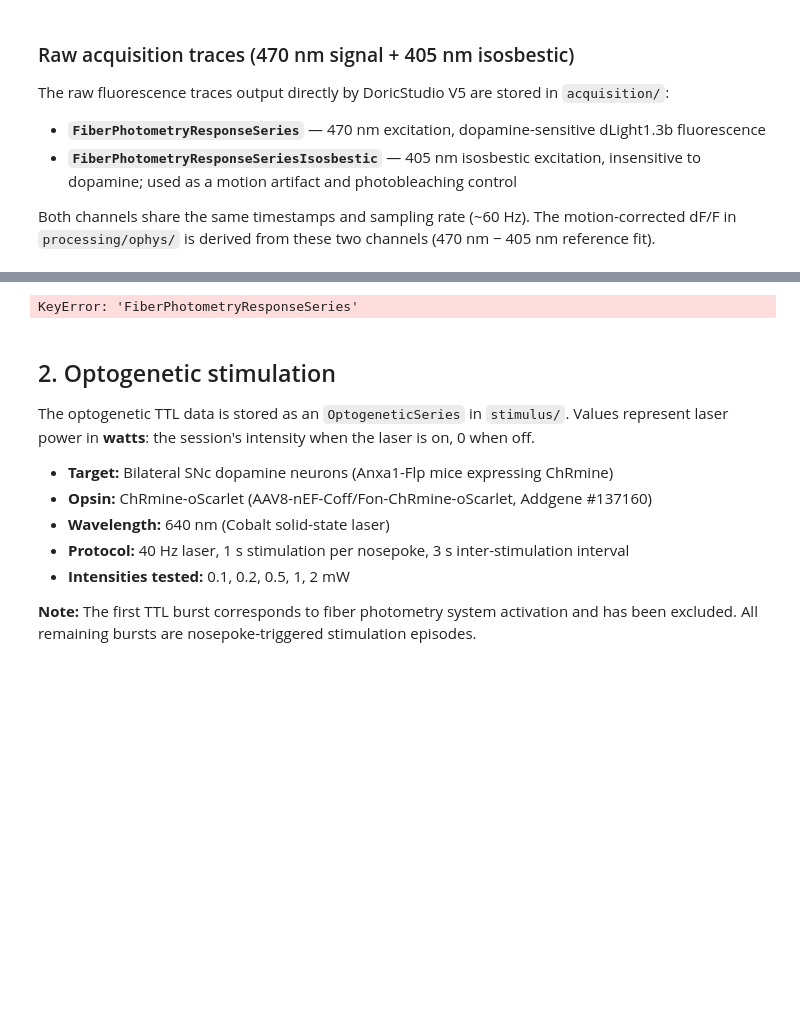
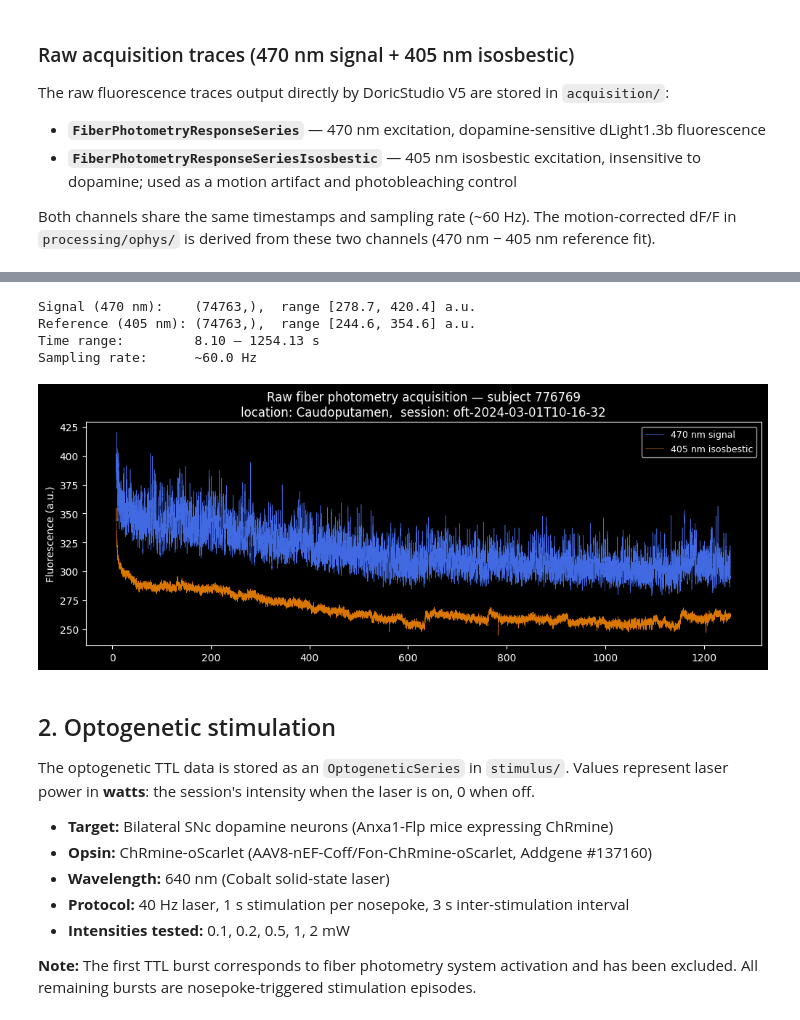
Before and after one commit to catalystneuro/meletis-lab-to-nwb, a Jupyter notebook: src/meletis_lab_to_nwb/tutorials/opto_dlight_demo.ipynb, the cells around one changed output, grey strips where cells are left out. Saved outputs shown, nothing was run; the diff lists cells and outputs as text; code cells hidden in the pictures; blank space fills up the shorter version.

```diff
--- a/src/meletis_lab_to_nwb/tutorials/opto_dlight_demo.ipynb
+++ b/src/meletis_lab_to_nwb/tutorials/opto_dlight_demo.ipynb
@@ -193,42 +302,34 @@ Both channels share the same timestamps and sampling rate (~60 Hz). The motion-c
 # %%
 raw_sig = nwbfile.acquisition["FiberPhotometryResponseSeries"]
 raw_ref = nwbfile.acquisition["FiberPhotometryResponseSeriesIsosbestic"]
 
 sig_data = raw_sig.data[:]
 ref_data = raw_ref.data[:]
 raw_time = raw_sig.timestamps[:]
 
 print(f"Signal (470 nm):    {sig_data.shape},  range [{sig_data.min():.1f}, {sig_data.max():.1f}] a.u.")
 print(f"Reference (405 nm): {ref_data.shape},  range [{ref_data.min():.1f}, {ref_data.max():.1f}] a.u.")
 print(f"Time range:         {raw_time[0]:.2f} – {raw_time[-1]:.2f} s")
 print(f"Sampling rate:      ~{1 / np.median(np.diff(raw_time)):.1f} Hz")
 
-fig, axes = plt.subplots(2, 1, figsize=(14, 6), sharex=True)
+fig, ax = plt.subplots(figsize=(12, 4), sharex=True)
 
 # Full session: both channels overlaid
-axes[0].plot(raw_time, sig_data, linewidth=0.4, color="royalblue", label="470 nm signal")
-axes[0].plot(raw_time, ref_data, linewidth=0.4, color="darkorange", alpha=0.85, label="405 nm isosbestic")
-axes[0].set_ylabel("Fluorescence (a.u.)")
-axes[0].set_title(
+ax.plot(raw_time, sig_data, linewidth=0.4, color="royalblue", label="470 nm signal")
+ax.plot(raw_time, ref_data, linewidth=0.4, color="darkorange", alpha=0.85, label="405 nm isosbestic")
+ax.set_ylabel("Fluorescence (a.u.)")
+ax.set_title(
     f"Raw fiber photometry acquisition — subject {nwbfile.subject.subject_id}\n"
     f"location: {fp_table['location'][0]},  session: {nwbfile.session_id}"
 )
-axes[0].legend(fontsize=9)
-
-# Zoomed first 60 s
-t_end = min(raw_time[0] + 60, raw_time[-1])
-mask = raw_time <= t_end
-axes[1].plot(raw_time[mask], sig_data[mask], linewidth=0.8, color="royalblue", label="470 nm signal")
-axes[1].plot(raw_time[mask], ref_data[mask], linewidth=0.8, color="darkorange", alpha=0.9, label="405 nm isosbestic")
-axes[1].set_xlabel("Time (s)")
-axes[1].set_ylabel("Fluorescence (a.u.)")
-axes[1].set_title("First 60 s — raw signal and isosbestic reference")
-axes[1].legend(fontsize=9)
-
-plt.tight_layout()
+ax.legend(fontsize=9)
 plt.show()
 # %% [output]
-KeyError: 'FiberPhotometryResponseSeries'
+Signal (470 nm):    (74763,),  range [278.7, 420.4] a.u.
+Reference (405 nm): (74763,),  range [244.6, 354.6] a.u.
+Time range:         8.10 – 1254.13 s
+Sampling rate:      ~60.0 Hz
+[figure, added]
 # %% [markdown]
 ## 2. Optogenetic stimulation
 
```
Also changed, not shown: parts of 7 cells of this notebook.
